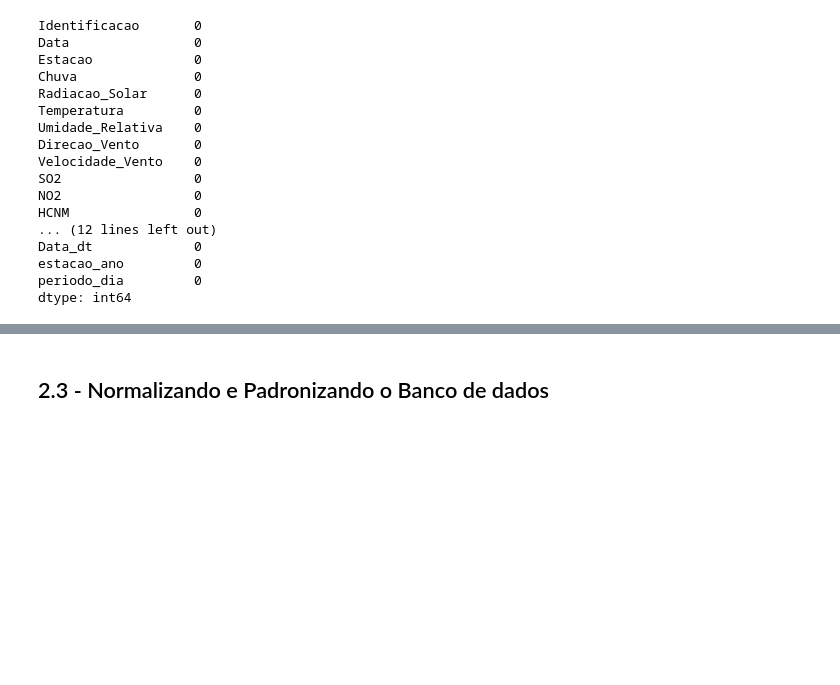
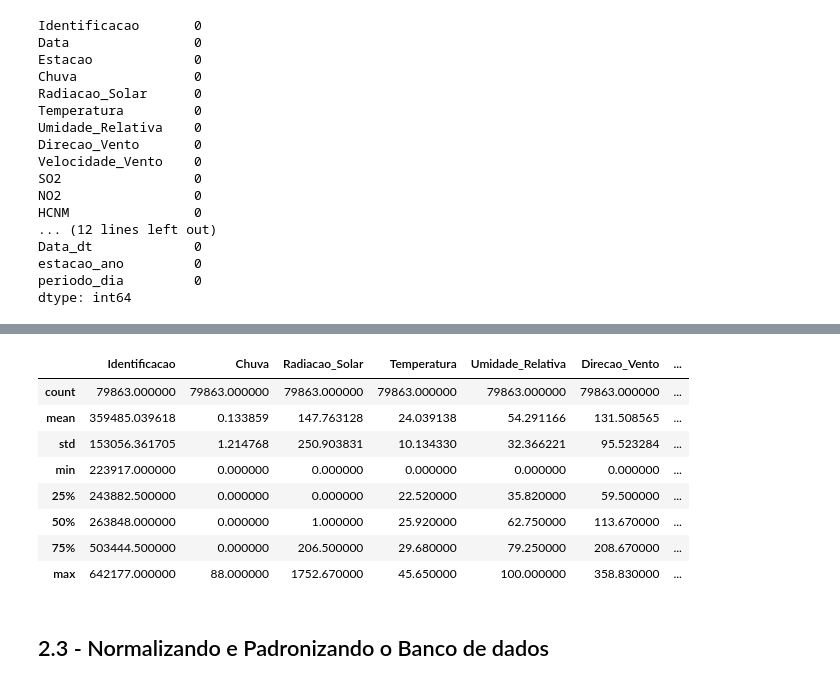
Before and after one commit to Luciahelenasantos/POS_GRADUACAO_PUC, a Jupyter notebook: MVP/Versão1_de_Projeto_Split1a.ipynb, the cells around one changed output, grey strips where cells are left out. Cells and saved outputs as stored; diff of their text form; code cells hidden in the pictures; blank space fills up the shorter version.

```diff
--- a/MVP/Versão1_de_Projeto_Split1a.ipynb
+++ b/MVP/Versão1_de_Projeto_Split1a.ipynb
@@ -346,3 +370,17 @@ dtype: int64
+# %%
+# Sumário estatístico para os atributos numéricos após a imputação
+
+dadoarIRSemMissings.describe()
+# %% [output]
+|  | Identificacao | Chuva | Radiacao_Solar | Temperatura | Umidade_Relativa | Direcao_Vento | ... |
+| count | 79863.000000 | 79863.000000 | 79863.000000 | 79863.000000 | 79863.000000 | 79863.000000 | ... |
+| mean | 359485.039618 | 0.133859 | 147.763128 | 24.039138 | 54.291166 | 131.508565 | ... |
+| std | 153056.361705 | 1.214768 | 250.903831 | 10.134330 | 32.366221 | 95.523284 | ... |
+| min | 223917.000000 | 0.000000 | 0.000000 | 0.000000 | 0.000000 | 0.000000 | ... |
+| 25% | 243882.500000 | 0.000000 | 0.000000 | 22.520000 | 35.820000 | 59.500000 | ... |
+| 50% | 263848.000000 | 0.000000 | 1.000000 | 25.920000 | 62.750000 | 113.670000 | ... |
+| 75% | 503444.500000 | 0.000000 | 206.500000 | 29.680000 | 79.250000 | 208.670000 | ... |
+| max | 642177.000000 | 88.000000 | 1752.670000 | 45.650000 | 100.000000 | 358.830000 | ... |
 # %% [markdown]
 ## 2.3 - Normalizando e Padronizando o Banco de dados
 # %%
```
Also changed, not shown: parts of 12 cells of this notebook.
